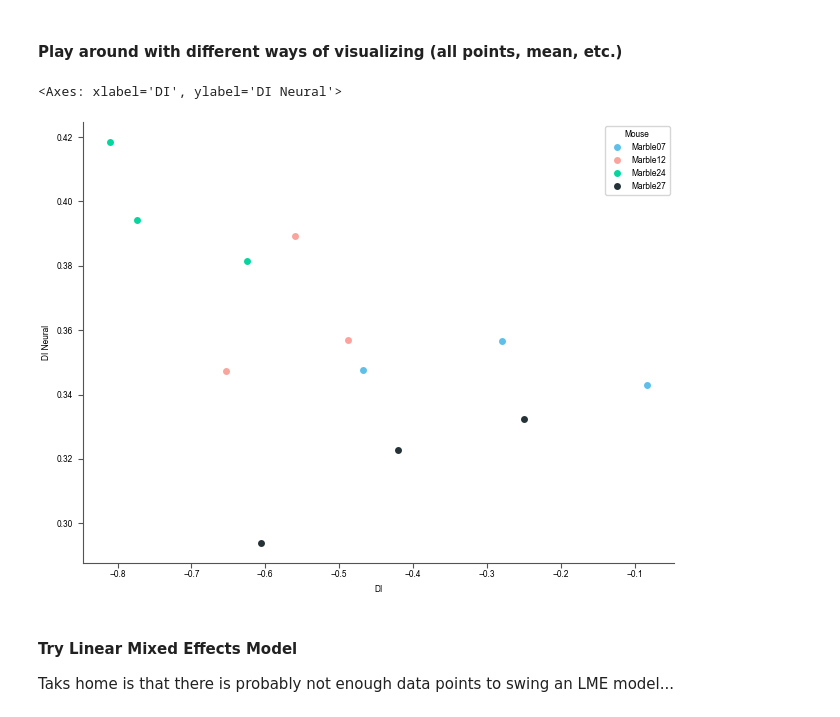
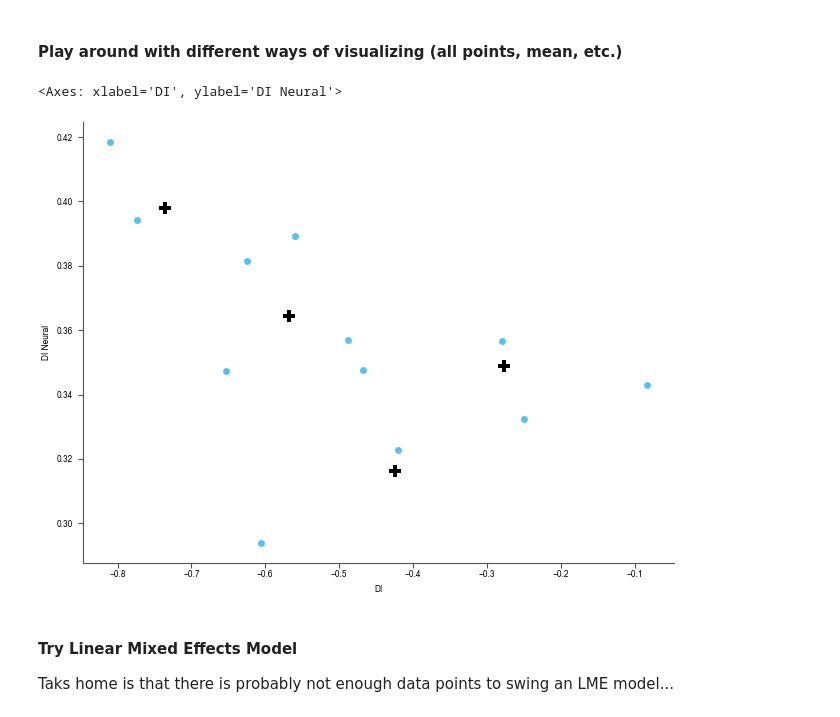
Before and after one commit to nkinsky/Eraser, a Jupyter notebook: Notebooks/Figure1_and_S1.ipynb, the cells around one changed output. Drawn from its saved outputs; the diff is of its cells as text; code cells hidden in the pictures.

```diff
--- a/Notebooks/Figure1_and_S1.ipynb
+++ b/Notebooks/Figure1_and_S1.ipynb
@@ -830,23 +921,28 @@ placefields_cm1_manlims_1000shuf.pkl not found, loading FinalOutput.mat which is
 # %%
 # Calculate neural discrimination index
 
-days = [-2, -1, 4, 1, 2, 7]
-mice_grp = [err.learners, err.nonlearners, err.ani_mice_good]
-discr_all = []
-mouse_name = []
-for mice in mice_grp:
-    grp_discr = []
-    for mouse in mice:
-        mouse_discr = []
-        for day in days:
-            DIneurons = discr.get_DI_scores(mouse, 'Open', day, 'Shock', day)
-            mouse_discr.append(np.mean(np.abs(DIneurons)))
-            mouse_name.append(mouse)
-        grp_discr.append(mouse_discr)
-    discr_all.append(np.asarray(grp_discr).T)
+# days = [-2, -1, 4, 1, 2, 7]
+# mice_grp = [err.learners, err.nonlearners, err.ani_mice_good]
+# discr_all = []
+# mouse_name = []
+# for mice in mice_grp:
+#     grp_discr = []
+#     for mouse in mice:
+#         mouse_discr = []
+#         for day in days:
+#             DIneurons = discr.get_DI_scores(mouse, 'Open', day, 'Shock', day)
+#             mouse_discr.append(np.mean(np.abs(DIneurons)))
+#             mouse_name.append(mouse)
+#         grp_discr.append(mouse_discr)
+#     discr_all.append(np.asarray(grp_discr).T)
 
-# Now build up in same way as above for consistency
+# # Now build up in same way as above for consistency
+# DImean_list = []
+# for DImean, grp in zip(discr_all, ['Learners', 'Non-Learners', 'ANI']):
+#     DImean_list.extend(DImean.reshape(-1))
+
 DImean_list = []
-for DImean, grp in zip(discr_all, ['Learners', 'Non-Learners', 'ANI']):
-    DImean_list.extend(DImean.reshape(-1))
+for idr, row in DIdf.iterrows():
+    DIneurons = discr.get_DI_scores(row['Mouse'], 'Open', row['Day'], 'Shock', row['Day'])
+    DImean_list.append(np.mean(np.abs(DIneurons)))
 DIdf.insert(3, '|DI|mean', DImean_list)
@@ -894,5 +1010,3 @@ See 'behavior_and_neural_discrimination_bootstrap.ipynb'
 ### 1I: Plot DIneural v DIbehavior for AFTER sessions.
 # %% [markdown]
 #### Play around with different ways of visualizing (all points, mean, etc.)
-# %%
-plt.rcParams["font.size"] = 6
@@ -901,10 +1013,12 @@ ax
 # %%
 _, ax = plt.subplots()
 DIaft = DIdf[DIdf.Day > 0]
-sns.stripplot(data=DIaft[DIaft.Group == "Learners"], x="DI", y="DI Neural", hue="Mouse", native_scale=True, ax=ax)
+sns.stripplot(data=DIaft[DIaft.Group == "Learners"], x="DI", y="DI Neural", native_scale=True, ax=ax)
+sns.stripplot(data=DIaft[DIaft.Group == "Learners"].groupby('Mouse').mean(numeric_only=True),
+              x="DI", y="DI Neural", native_scale=True, ax=ax, color='k', marker="P", s=8)
 # %% [output]
 <Axes: xlabel='DI', ylabel='DI Neural'>
-[figure, old version]
+[figure, new version]
 # %% [markdown]
 #### Try Linear Mixed Effects Model
 
```
Also changed, not shown: parts of 15 cells of this notebook, 1 other file.
